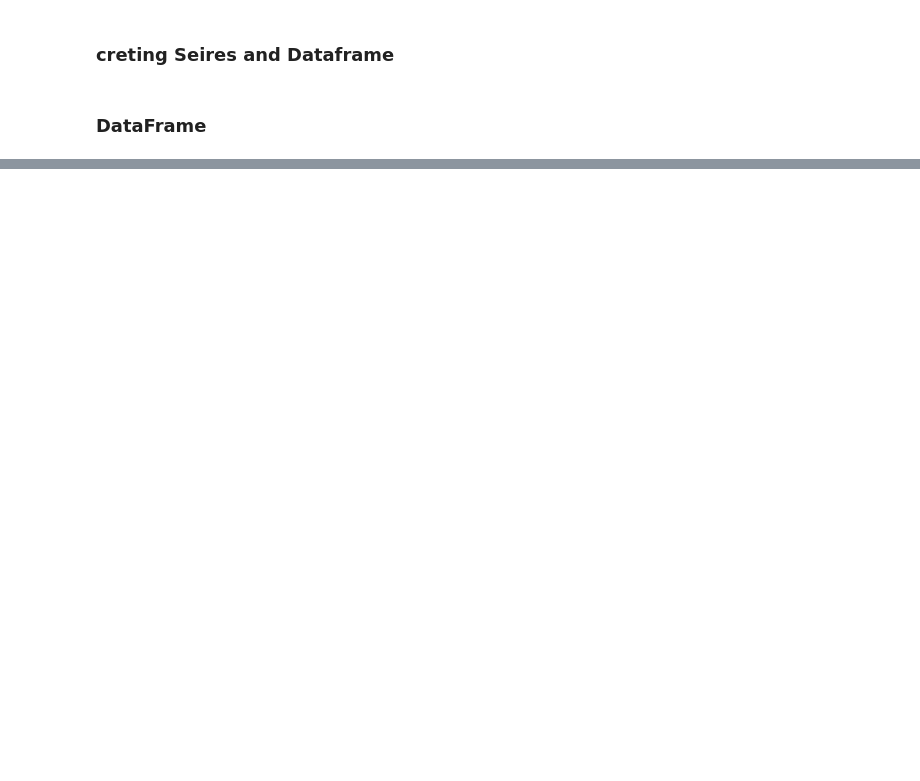
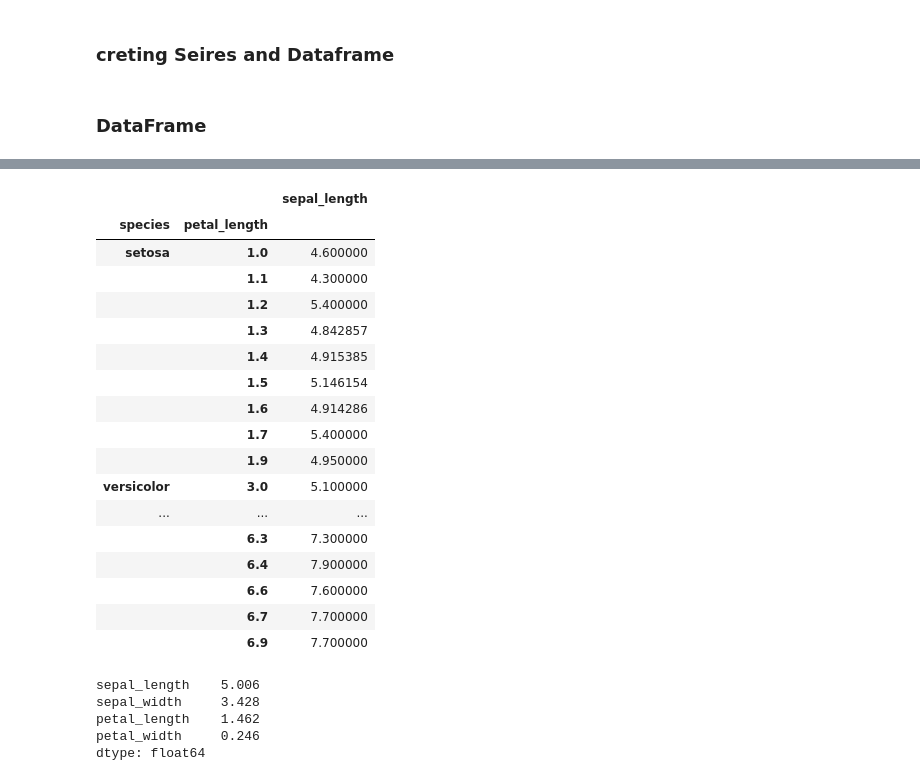
Before and after one commit to erfanvahdat/Algorithm_Trading_01, a Jupyter notebook: pandas.ipynb, the cells around one changed output, grey strips where cells are left out. Drawn from its saved outputs; the diff is of its cells as text; code cells hidden in the pictures; blank space fills up the shorter version.

```diff
--- a/pandas.ipynb
+++ b/pandas.ipynb
@@ -246,0 +272,35 @@ end = datetime.datetime(2014, 1, 27)
+# %%
+import numpy as np
+pd.DataFrame(gr['sepal_length'].mean())
+# %% [output]
+|  |  | sepal_length |
+| species | petal_length |  |
+| setosa | 1.0 | 4.600000 |
+|  | 1.1 | 4.300000 |
+|  | 1.2 | 5.400000 |
+|  | 1.3 | 4.842857 |
+|  | 1.4 | 4.915385 |
+|  | 1.5 | 5.146154 |
+|  | 1.6 | 4.914286 |
+|  | 1.7 | 5.400000 |
+|  | 1.9 | 4.950000 |
+| versicolor | 3.0 | 5.100000 |
+| ... | ... | ... |
+|  | 6.3 | 7.300000 |
+|  | 6.4 | 7.900000 |
+|  | 6.6 | 7.600000 |
+|  | 6.7 | 7.700000 |
+|  | 6.9 | 7.700000 |
+# %%
+go=data.groupby('species')
+virgi_means=go.get_group('virginica').mean()
+setosa_menas=go.get_group('setosa').mean()
+versicolor_means=go.get_group('versicolor').mean()
+
+print(setosa_menas)
+# %% [output]
+sepal_length    5.006
+sepal_width     3.428
+petal_length    1.462
+petal_width     0.246
+dtype: float64
```
Also changed, not shown: parts of 19 cells of this notebook, 2 other files.
